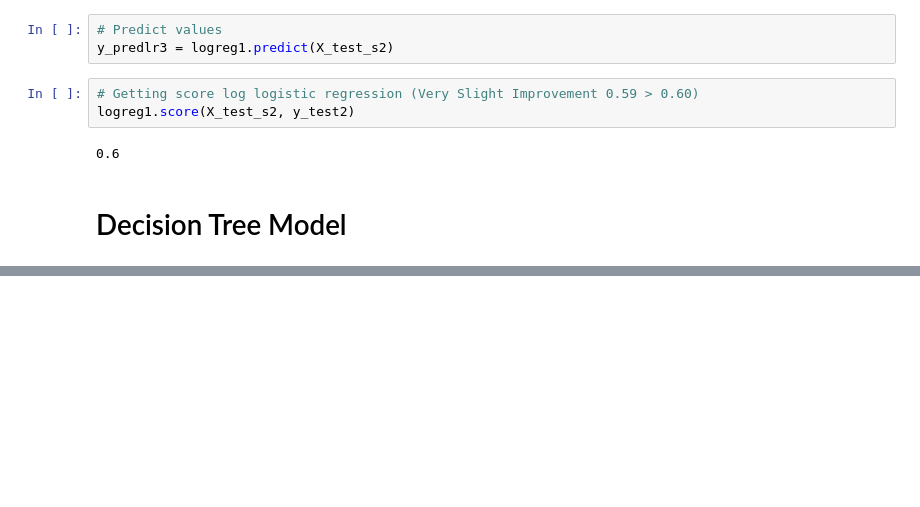
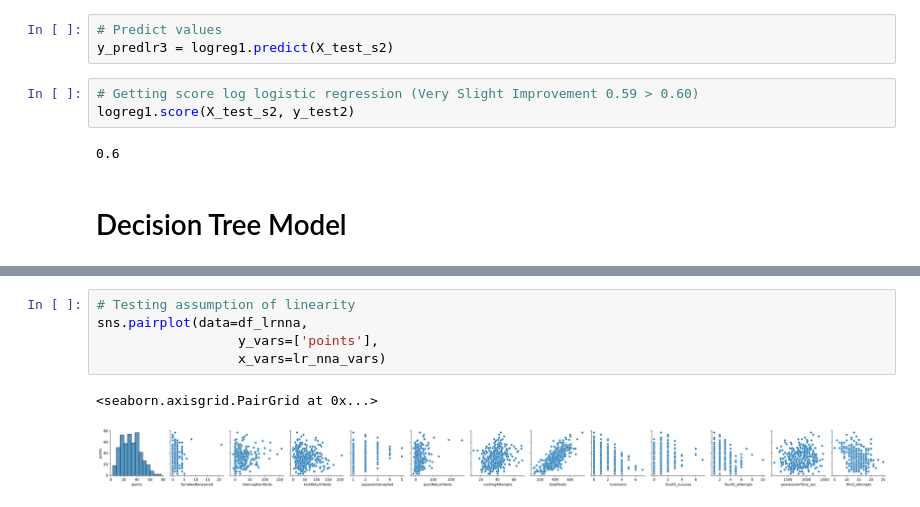
Before and after one commit to wjurden/college-football-project, a Jupyter notebook: code/deep_dives/team_game_stats_deepdive.ipynb, the cells around one changed output, grey strips where cells are left out. Drawn from its saved outputs; the diff is of its cells as text; blank space fills up the shorter version.

```diff
--- a/code/deep_dives/team_game_stats_deepdive.ipynb
+++ b/code/deep_dives/team_game_stats_deepdive.ipynb
@@ -446,0 +796,8 @@ df.sort_values(by='game_id')
+# %%
+# Testing assumption of linearity
+sns.pairplot(data=df_lrnna,
+                  y_vars=['points'],
+                  x_vars=lr_nna_vars)
+# %% [output]
+<seaborn.axisgrid.PairGrid at 0x...>
+[figure, added]
```
Also changed, not shown: parts of 45 cells of this notebook.
